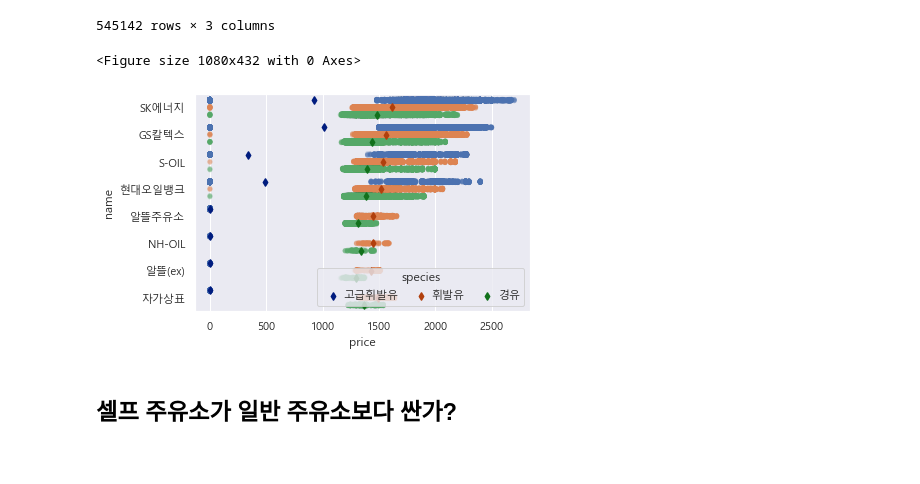
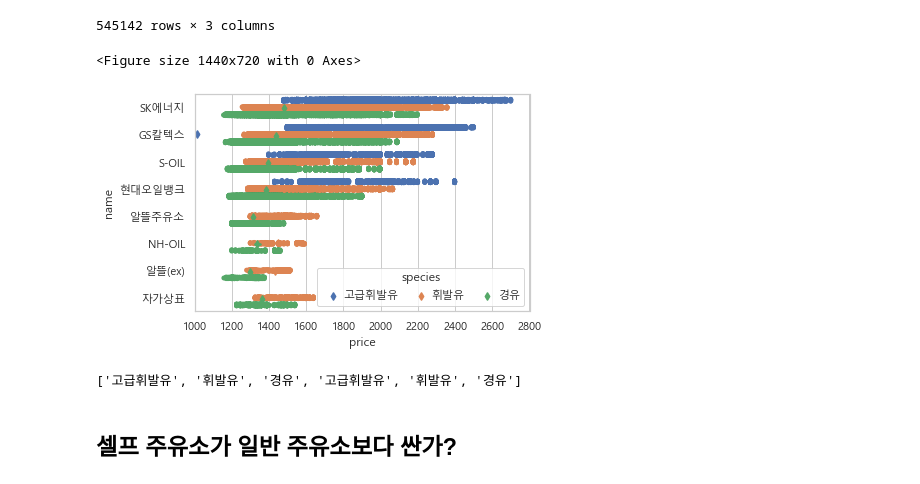
Before and after one commit to seyoung5744/Basic-Machine-Deep_Learning, a Jupyter notebook: python_workspace/04_PJT/01. 1차 프로젝트 - 2019년 서울 특별시 주유소 판매가격 분석 (원세영, 임원걸, 임주원).ipynb, the cells around one changed output. Drawn from its saved outputs; the diff is of its cells as text; code cells hidden in the pictures.

Commit message:
Data 분석

```diff
--- a/python_workspace/04_PJT/01. 1차 프로젝트 - 2019년 서울 특별시 주유소 판매가격 분석 (원세영, 임원걸, 임주원).ipynb
+++ b/python_workspace/04_PJT/01. 1차 프로젝트 - 2019년 서울 특별시 주유소 판매가격 분석 (원세영, 임원걸, 임주원).ipynb
@@ -413,29 +413,36 @@ df1
 | 545141 | GS칼텍스 | 경유 | 1389 |
 545142 rows × 3 columns
 # %%
-plt.figure(figsize=(15,6))
+plt.figure(figsize=(20,10))
 # Initialize the figure
 f, ax = plt.subplots()
 
 # Show each observation with a scatterplot
 sns.stripplot(x="price", y="name", hue="species",
-              data=df1, dodge=True, alpha=.25, zorder=1)
+              data=df1, dodge=True) # dodge는 복수의 데이터를 독립적인 막대 그래프
 
 # Show the conditional means
 sns.pointplot(x="price", y="name", hue="species",
-              data=df1, dodge=.532, join=False, palette="dark",
-              markers="d", scale=.75, ci=None)
+              data=df1, dodge=True, join=False,
+              markers="d", scale=.75)
 
-# Improve the legend
+# 범례 만들기
 handles, labels = ax.get_legend_handles_labels()
+
 ax.legend(handles[3:], labels[3:], title="species",
           handletextpad=0, columnspacing=1,
           loc="lower right", ncol=3, frameon=True)
 
+plt.xlim([1000 ,2800])
 plt.show()
 # %% [output]
-<Figure size 1080x432 with 0 Axes>
+<Figure size 1440x720 with 0 Axes>
-[figure, old version]
+[figure, new version]
+# %%
+handles
+labels
+# %% [output]
+['고급휘발유', '휘발유', '경유', '고급휘발유', '휘발유', '경유']
 # %% [markdown]
 ## 셀프 주유소가 일반 주유소보다 싼가?
 # %%
```
Also changed, not shown: parts of 5 cells of this notebook, 15 other files.
